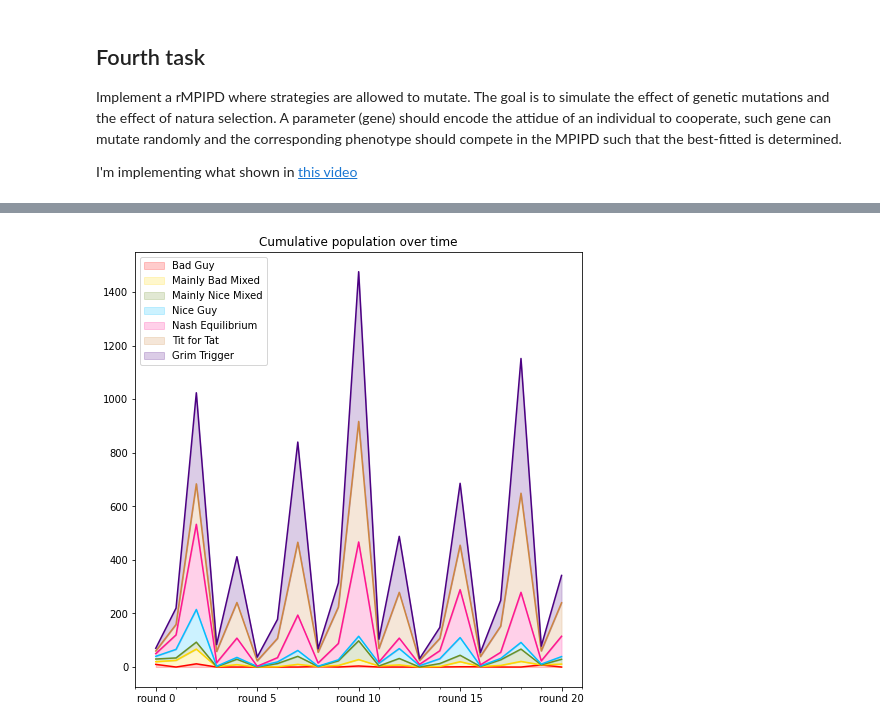
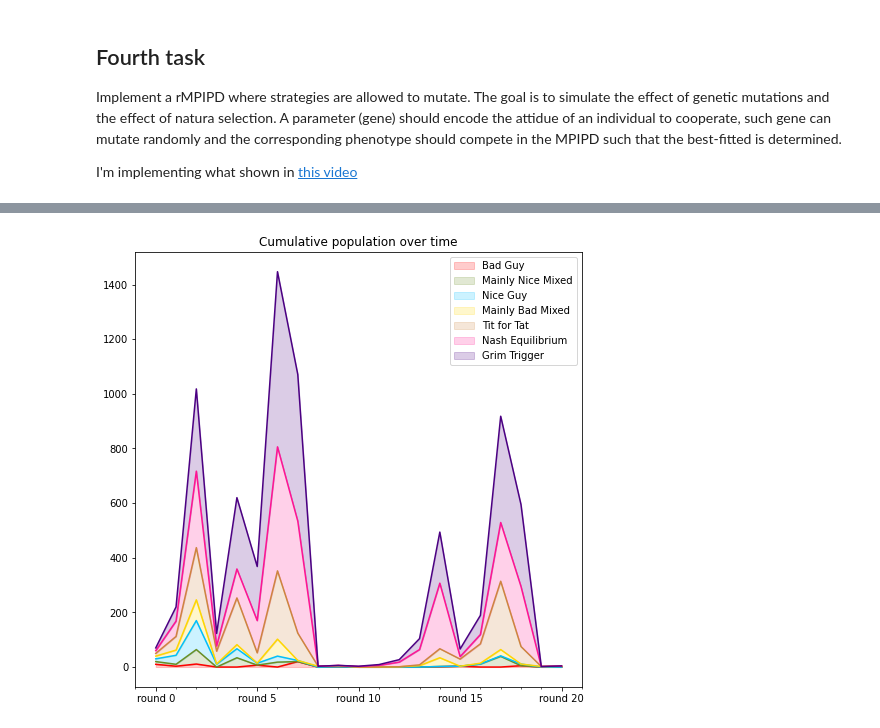
Before and after one commit to nicoladalbello2/HLPProject, a Jupyter notebook: Project.ipynb, the cells around one changed output, grey strips where cells are left out. Cells and saved outputs as stored; diff of their text form; code cells hidden in the pictures.

```diff
--- a/Project.ipynb
+++ b/Project.ipynb
@@ -1180,7 +1180,8 @@ def propagate_natura_selection(population, round, calc_survive_thresh, calc_dup_
     for strat_index, strategy_first in enumerate(population.columns):
         for strategy_second in population.columns:
             number = population.iloc[round, strat_index].copy()
-            next_round = function_df.loc[strategy_first, strategy_second](next_round, number, strat_index)
+            if number != 0 and population.loc['round ' +str(round), strategy_second] != 0:
+                next_round = function_df.loc[strategy_first, strategy_second](next_round, number, strat_index)
     next_round = pd.DataFrame(next_round, columns=strategy_labels, index=['round '+str(round+1)])
     return population.append(next_round)
 # %%
@@ -1284,28 +1285,28 @@ plot_population(population_df, 3)
 # %%
 # They are ordered from the nicest to the baddest
 strategies = [nice_guy, mainly_nice_mixed, tit_for_tat, grim_trigger, nash_equilibrium, mainly_bad_mixed, bad_guy]
 strategy_labels = ["Nice Guy", "Mainly Nice Mixed", "Tit for Tat", "Grim Trigger", "Nash Equilibrium", "Mainly Bad Mixed", "Bad Guy"]
 round_rob = simplified_round_robin(strategies, strategy_labels, n)
 
 population_df = pd.DataFrame(10*np.ones((1,len(strategies)), dtype=int), columns=strategy_labels, index=['round 0'])
 
 def survive_th4(mean_playoff, crowding_rate):
     """Calculates the survive trashold ie the minimum payoff
     needed to survive returning a fixed value"""
     return 15
 def duplicate_th4(mean_playoff, crowding_rate):
     """Calculates the duplicate trashold ie the minimum payoff
     needed to duplicate returning a fixed value depending on
     the crowding rate"""
     if crowding_rate < 0.5:
         return 12
     if crowding_rate < 0.8:
-        return 13
+        return 15
     return 22
 
-mutation_chance = 0.1
+mutation_chance = 0.15
 for i in range(20):
     population_df = propagate_natura_selection(population_df, i,survive_th4,duplicate_th4)
 print_cumulative_graph(population_df)
 # %% [output]
-[figure, old version]
+[figure, new version]
```
Also changed, not shown: parts of 7 cells of this notebook.
